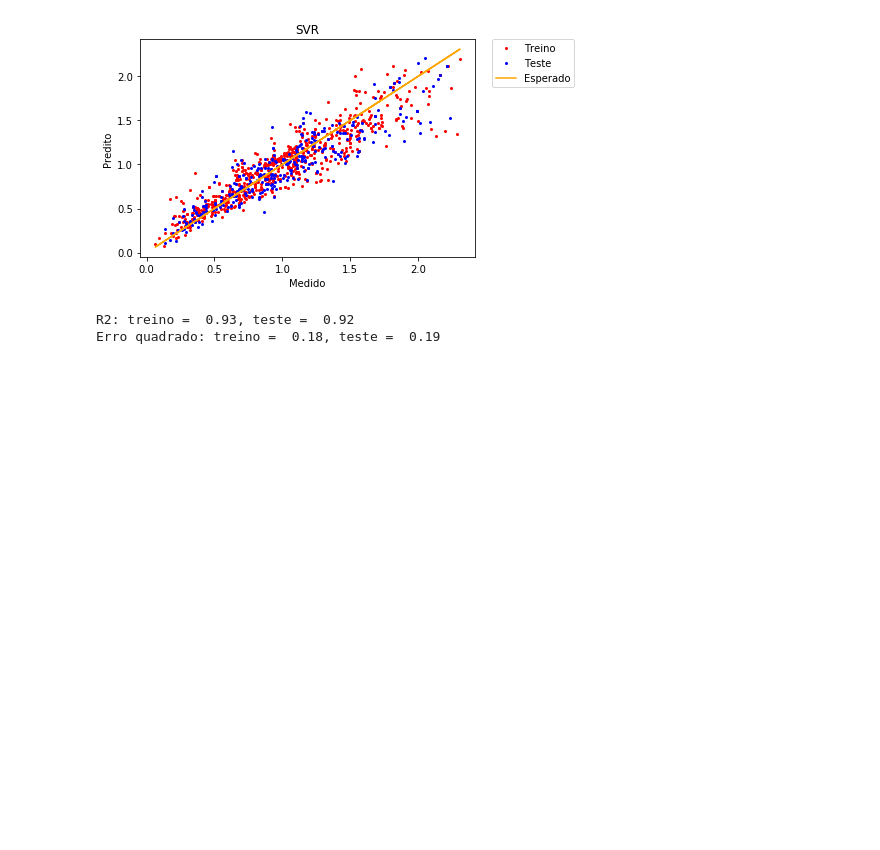
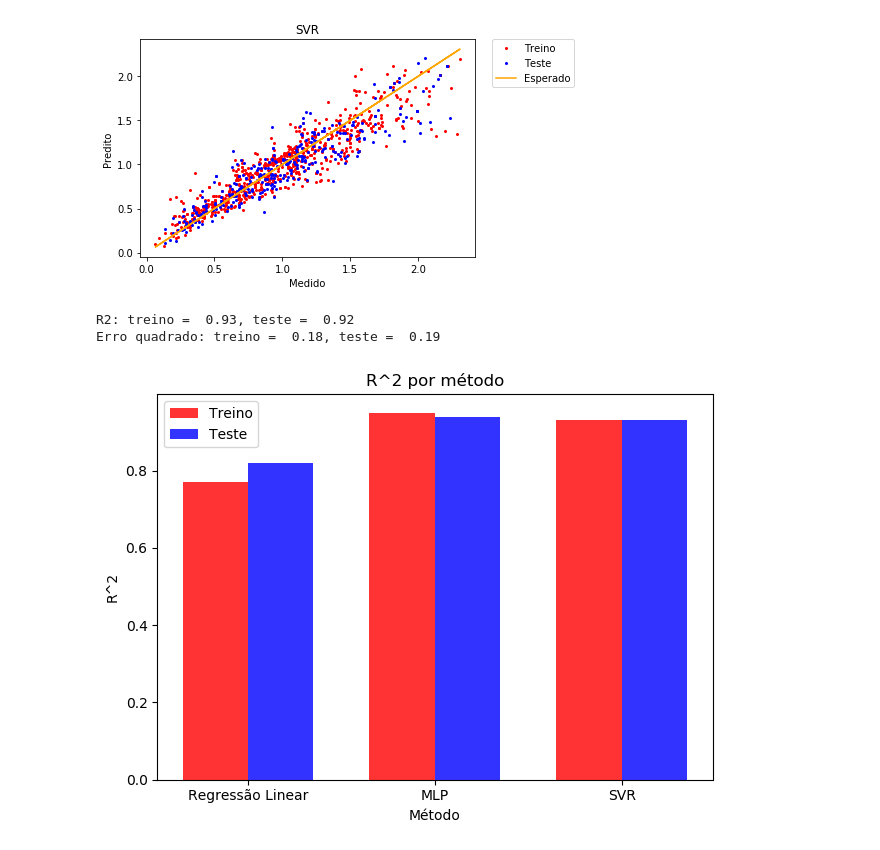
Before and after one commit to nicolasamaduro/cefet-ic-trabalhoFinal, a Jupyter notebook: Predição da Força do Concreto.ipynb, the cells around one changed output. Saved outputs shown, nothing was run; the diff lists cells and outputs as text; code cells hidden in the pictures; blank space fills up the shorter version.

Commit message:
adicionadas graficos de comparacao do r2 e erro quadratico

```diff
--- a/Predição da Força do Concreto.ipynb
+++ b/Predição da Força do Concreto.ipynb
@@ -31,6 +31,33 @@ def plotarRegressao(dados, model):
     plt.show()
     print("R2: treino ={r1: 6.2f}, teste ={r2: 6.2f}".format(r1=treinor2,r2=tester2))
     print("Erro quadrado: treino ={r1: 6.2f}, teste ={r2: 6.2f}".format(r1=treinose,r2=testese))
+# %%
+def plotarGraficoComparacao(dados_treino, dados_teste, xlabel, ylabel, title):
+    n_groups = 3
+
+    fig, ax = plt.subplots()
+    index = np.arange(n_groups)
+    bar_width = 0.35
+    opacity = 0.8
+
+    rects1 = plt.bar(index, dados_treino, bar_width,
+                     alpha=opacity,
+                     color='r',
+                     label='Treino')
+
+    rects2 = plt.bar(index + bar_width, dados_teste, bar_width,
+                     alpha=opacity,
+                     color='b',
+                     label='Teste')
+
+    plt.xlabel(xlabel)
+    plt.ylabel(ylabel)
+    plt.title(title)
+    plt.xticks(index + bar_width/2, ('Regressão Linear', 'MLP', 'SVR'))
+    plt.legend()
+
+    plt.tight_layout()
+    plt.show()
 # %%
 dados = pd.read_csv('./Concrete_Data_Yeh.csv')
 display(dados.describe())
@@ -75,3 +102,10 @@ plotarRegressao(dadosNormalizados, svr)
 [figure]
 R2: treino =  0.93, teste =  0.92
 Erro quadrado: treino =  0.18, teste =  0.19
+# %%
+# Platagem comparação R^2
+dados_treino_r2 = (0.77, 0.95, 0.93)
+dados_teste_r2 = (0.82, 0.94, 0.93)
+plotarGraficoComparacao(dados_treino_r2, dados_teste_r2, 'Método', 'R^2', 'R^2 por método')
+# %% [output]
+[figure, added]
```
Also changed, not shown: parts of 1 cell of this notebook, 5 other files.
